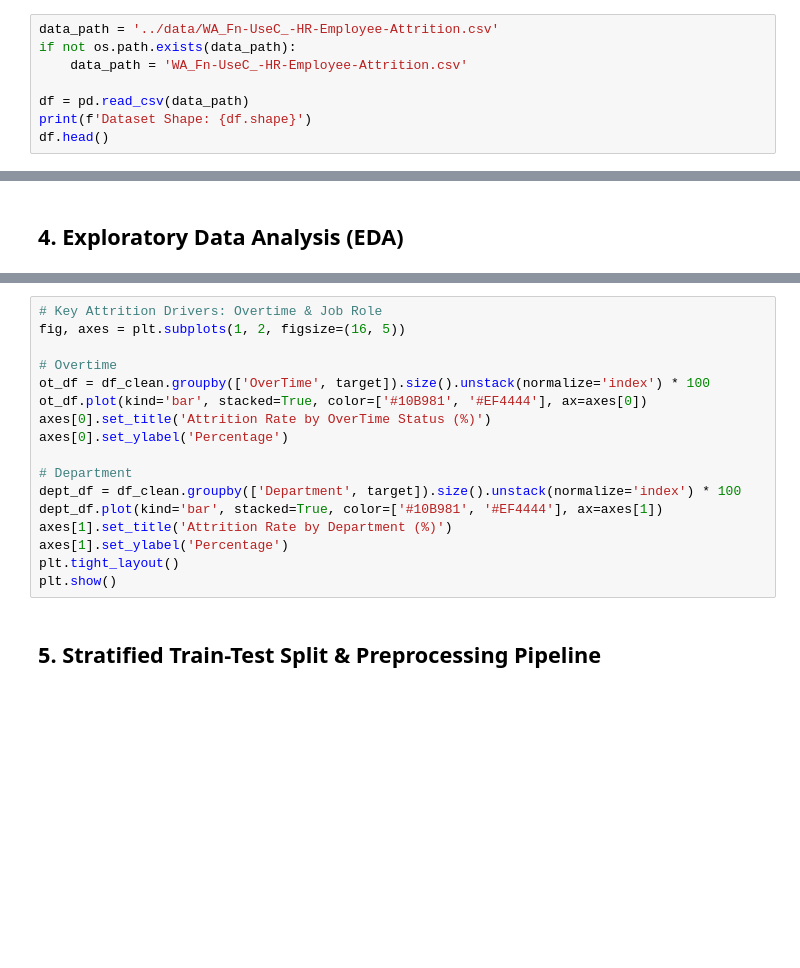
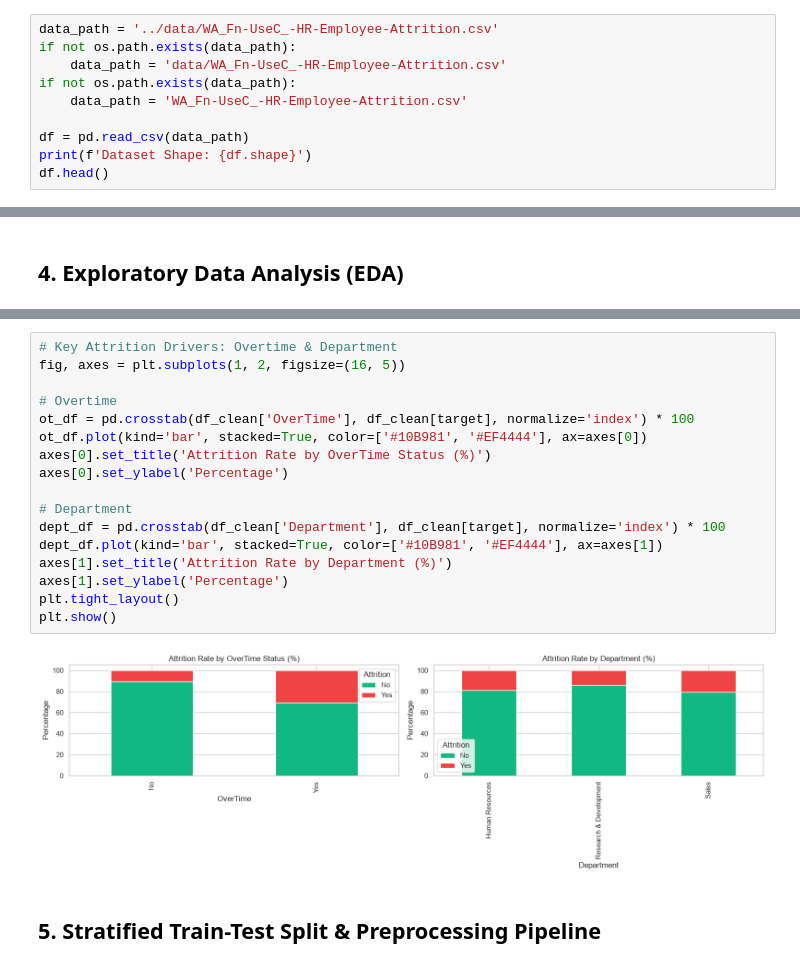
Before and after one commit to princedenthi/Employee-Attrition-Prediction, a Jupyter notebook: notebooks/eda_and_model_training.ipynb, the cells around one changed output, grey strips where cells are left out. Cells and saved outputs as stored; diff of their text form; blank space fills up the shorter version.

Commit message:
docs: run all pipeline codes, execute notebook outputs, and embed high-res visual charts in README

```diff
--- a/notebooks/eda_and_model_training.ipynb
+++ b/notebooks/eda_and_model_training.ipynb
@@ -32,6 +32,8 @@ sns.set_theme(style='whitegrid', palette='muted')
 ## 2. Dataset Loading & Inspection
 # %%
 data_path = '../data/WA_Fn-UseC_-HR-Employee-Attrition.csv'
+if not os.path.exists(data_path):
+    data_path = 'data/WA_Fn-UseC_-HR-Employee-Attrition.csv'
 if not os.path.exists(data_path):
     data_path = 'WA_Fn-UseC_-HR-Employee-Attrition.csv'
 
@@ -74,20 +96,22 @@ plt.show()
 # %%
-# Key Attrition Drivers: Overtime & Job Role
+# Key Attrition Drivers: Overtime & Department
 fig, axes = plt.subplots(1, 2, figsize=(16, 5))
 
 # Overtime
-ot_df = df_clean.groupby(['OverTime', target]).size().unstack(normalize='index') * 100
+ot_df = pd.crosstab(df_clean['OverTime'], df_clean[target], normalize='index') * 100
 ot_df.plot(kind='bar', stacked=True, color=['#10B981', '#EF4444'], ax=axes[0])
 axes[0].set_title('Attrition Rate by OverTime Status (%)')
 axes[0].set_ylabel('Percentage')
 
 # Department
-dept_df = df_clean.groupby(['Department', target]).size().unstack(normalize='index') * 100
+dept_df = pd.crosstab(df_clean['Department'], df_clean[target], normalize='index') * 100
 dept_df.plot(kind='bar', stacked=True, color=['#10B981', '#EF4444'], ax=axes[1])
 axes[1].set_title('Attrition Rate by Department (%)')
 axes[1].set_ylabel('Percentage')
 plt.tight_layout()
 plt.show()
+# %% [output]
+[figure, added]
 # %% [markdown]
 ## 5. Stratified Train-Test Split & Preprocessing Pipeline
 # %%
```
Also changed, not shown: parts of 7 cells of this notebook, 10 other files.
